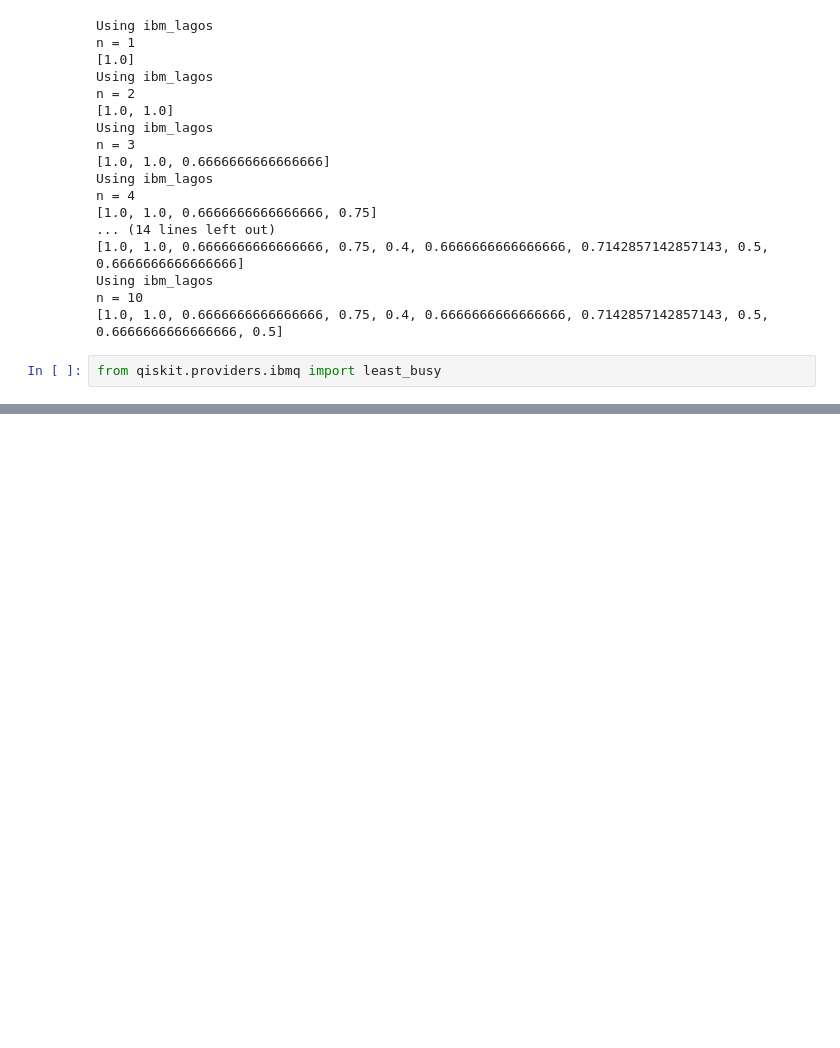
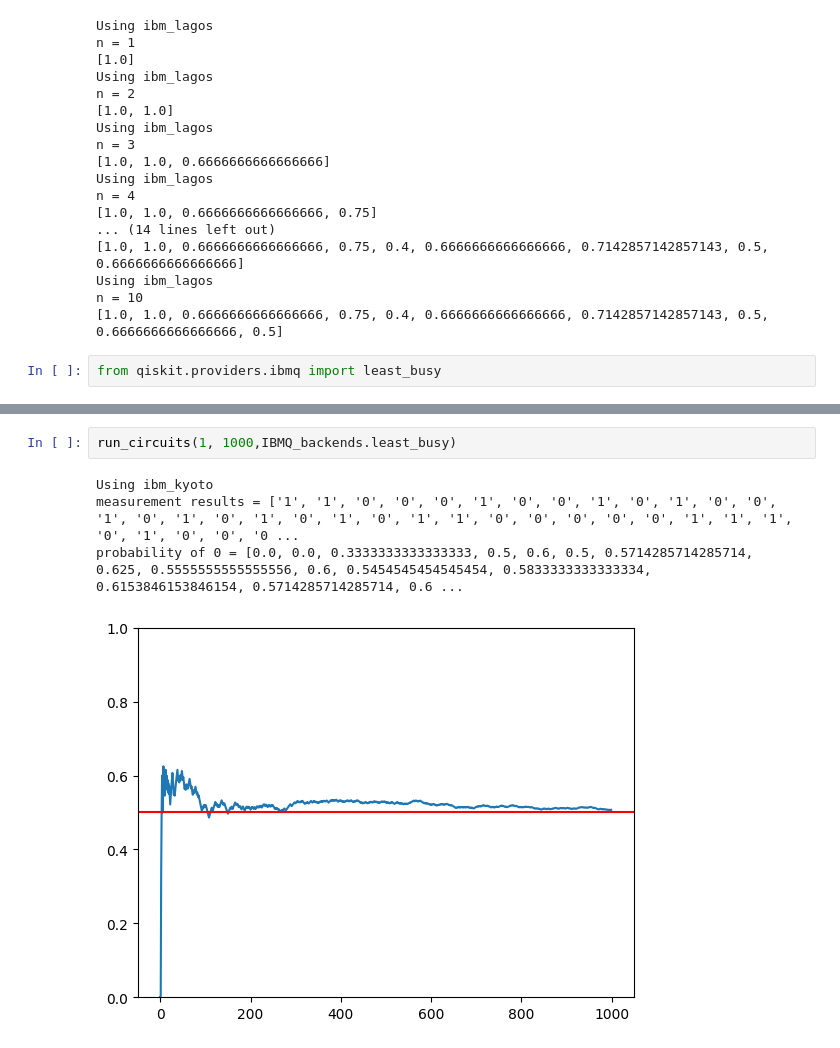
Before and after one commit to buttegggggggg/i_use_quantum_do_something_cool, a Jupyter notebook: 觀察 n = 1~4.ipynb, the cells around one changed output, grey strips where cells are left out. Drawn from its saved outputs; the diff is of its cells as text; blank space fills up the shorter version.

```diff
--- a/觀察 n = 1~4.ipynb
+++ b/觀察 n = 1~4.ipynb
@@ -64,0 +149,7 @@ from qiskit.providers.ibmq import least_busy
+# %%
+run_circuits(1, 1000,IBMQ_backends.least_busy)
+# %% [output]
+Using ibm_kyoto
+measurement results = ['1', '1', '0', '0', '0', '1', '0', '0', '1', '0', '1', '0', '0', '1', '0', '1', '0', '1', '0', '1', '0', '1', '1', '0', '0', '0', '0', '0', '1', '1', '1', '0', '1', '0', '0', '0 ...
+probability of 0 = [0.0, 0.0, 0.3333333333333333, 0.5, 0.6, 0.5, 0.5714285714285714, 0.625, 0.5555555555555556, 0.6, 0.5454545454545454, 0.5833333333333334, 0.6153846153846154, 0.5714285714285714, 0.6 ...
+[figure, added]
```
Also changed, not shown: parts of 7 cells of this notebook.
